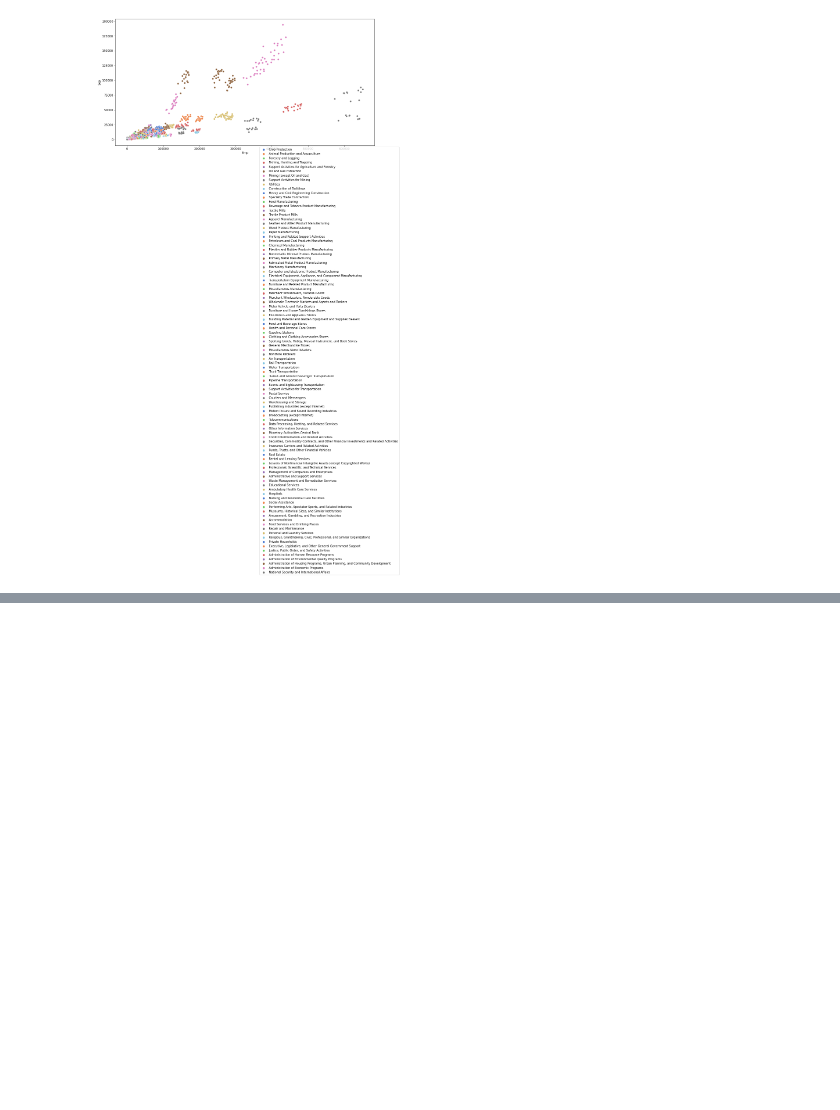
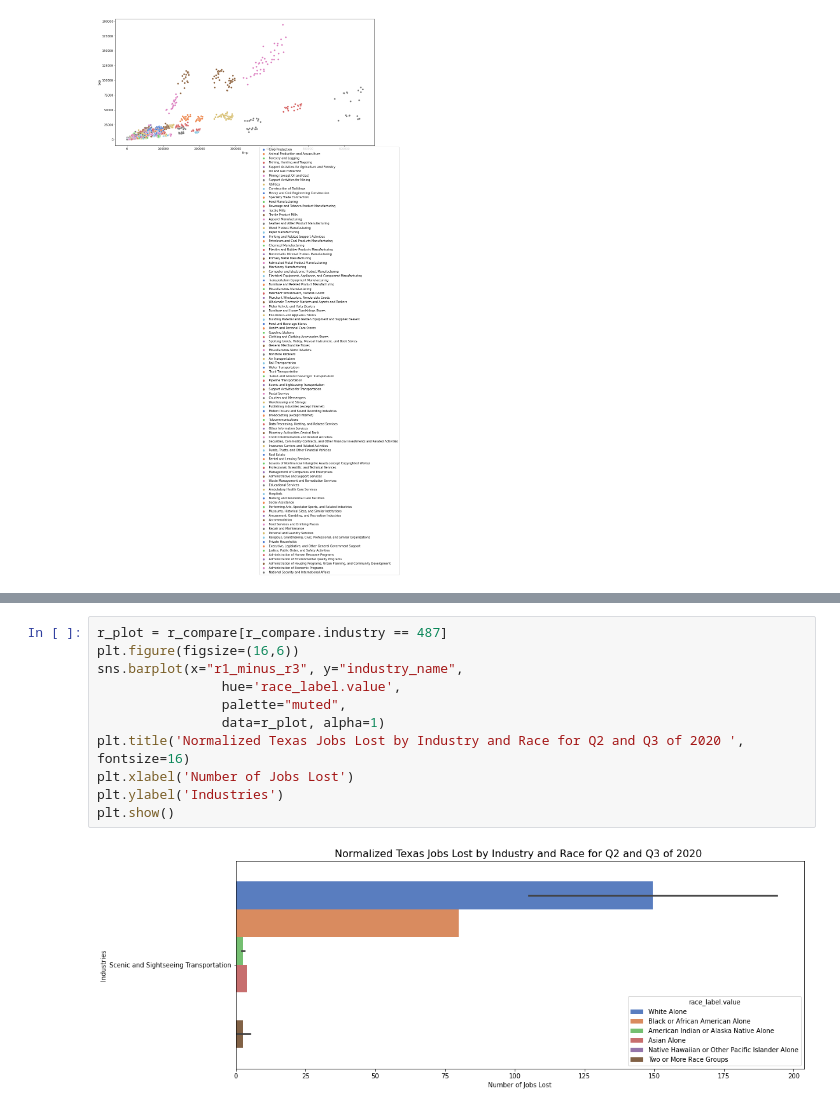
Before and after one commit to capstone-job-market-analysis/job-market-analysis, a Jupyter notebook: jeff_explore.ipynb, the cells around one changed output, grey strips where cells are left out. Saved outputs shown, nothing was run; the diff lists cells and outputs as text; blank space fills up the shorter version.

```diff
--- a/jeff_explore.ipynb
+++ b/jeff_explore.ipynb
@@ -895,0 +1040,13 @@ plt.show()
+# %%
+r_plot = r_compare[r_compare.industry == 487]
+plt.figure(figsize=(16,6))
+sns.barplot(x="r1_minus_r3", y="industry_name",
+                hue='race_label.value',
+                palette="muted",
+                data=r_plot, alpha=1)
+plt.title('Normalized Texas Jobs Lost by Industry and Race for Q2 and Q3 of 2020 ', fontsize=16)
+plt.xlabel('Number of Jobs Lost')
+plt.ylabel('Industries')
+plt.show()
+# %% [output]
+[figure, added]
```
Also changed, not shown: parts of 36 cells of this notebook.
